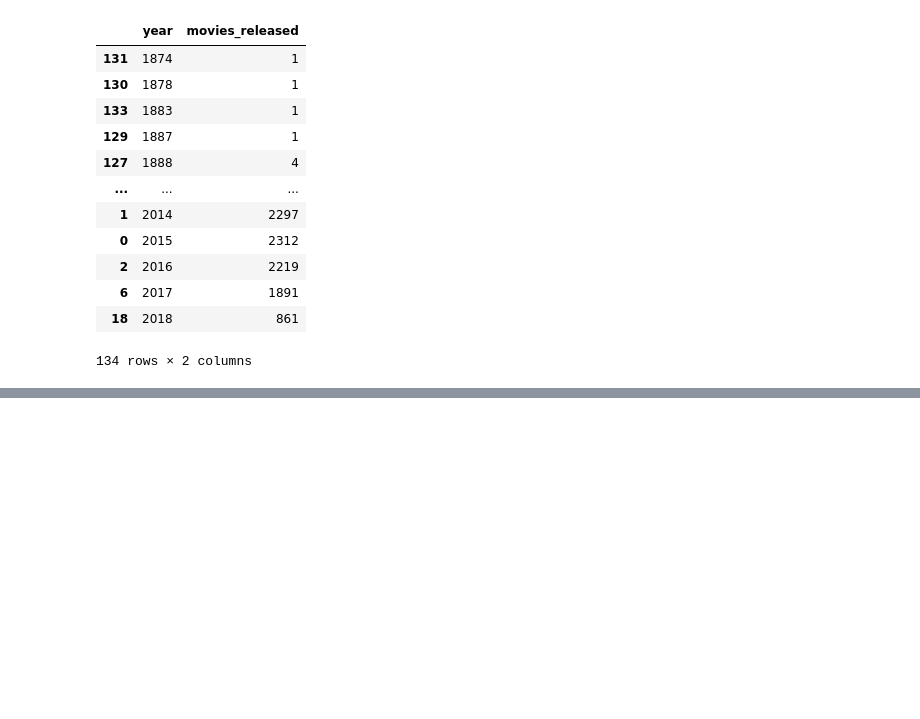
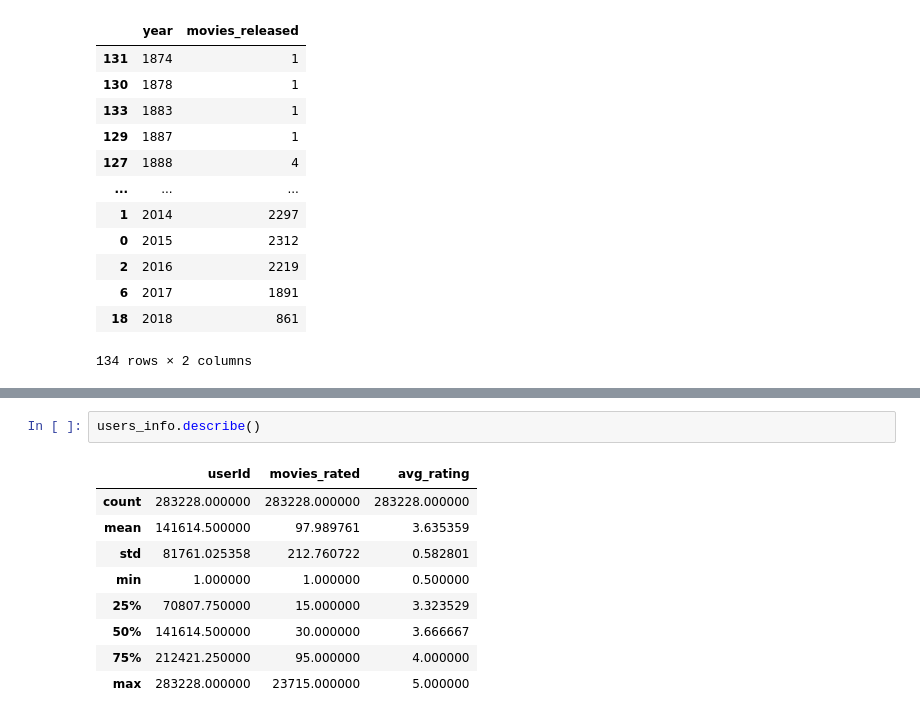
Before and after one commit to Razjoh/Machine-learning-Rasmus-Johansson, a Jupyter notebook: Labb/EDA.ipynb, the cells around one changed output, grey strips where cells are left out. Saved outputs shown, nothing was run; the diff lists cells and outputs as text; blank space fills up the shorter version.

```diff
--- a/Labb/EDA.ipynb
+++ b/Labb/EDA.ipynb
@@ -218,0 +275,12 @@ ax.xaxis.set_major_locator(plt.MaxNLocator(80));
+# %%
+users_info.describe()
+# %% [output]
+|  | userId | movies_rated | avg_rating |
+| count | 283228.000000 | 283228.000000 | 283228.000000 |
+| mean | 141614.500000 | 97.989761 | 3.635359 |
+| std | 81761.025358 | 212.760722 | 0.582801 |
+| min | 1.000000 | 1.000000 | 0.500000 |
+| 25% | 70807.750000 | 15.000000 | 3.323529 |
+| 50% | 141614.500000 | 30.000000 | 3.666667 |
+| 75% | 212421.250000 | 95.000000 | 4.000000 |
+| max | 283228.000000 | 23715.000000 | 5.000000 |
```
Also changed, not shown: parts of 7 cells of this notebook.
